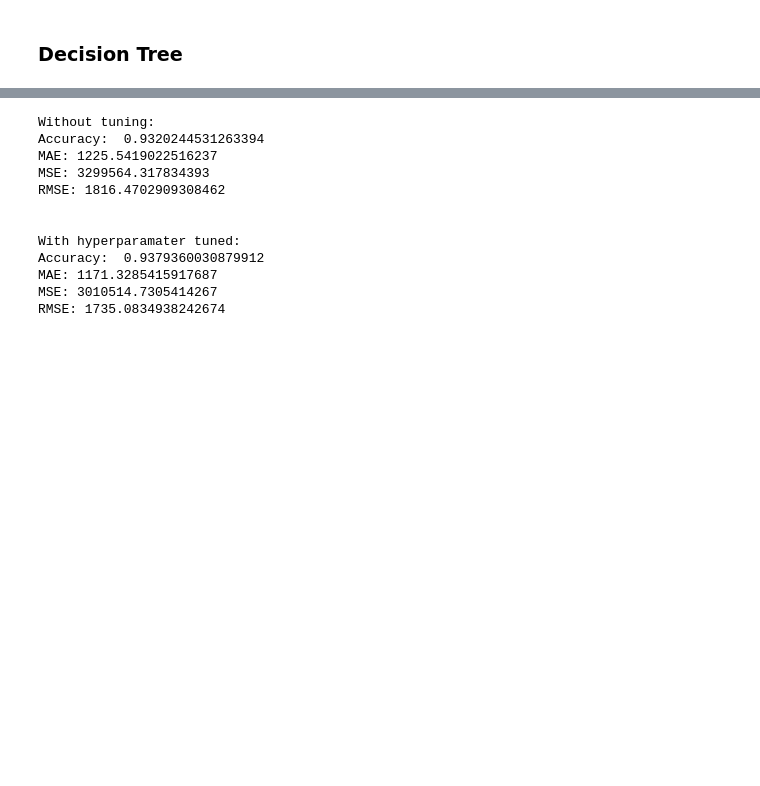
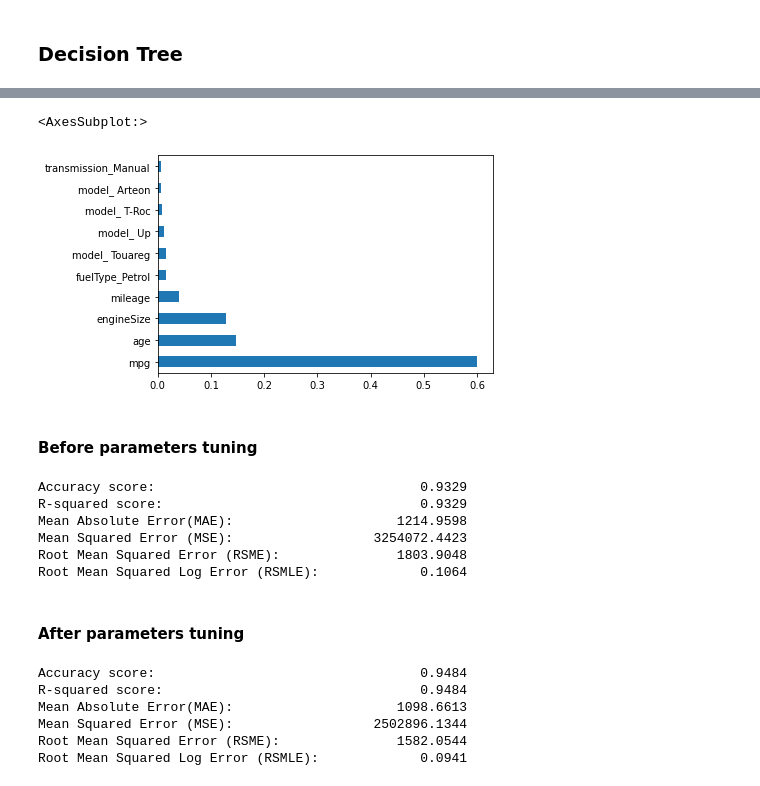
Before and after one commit to kai2128/DM_Assignment, a Jupyter notebook: algorithm/DecisonTree.ipynb, the cells around one changed output, grey strips where cells are left out. Drawn from its saved outputs; the diff is of its cells as text; code cells hidden in the pictures; blank space fills up the shorter version.

```diff
--- a/algorithm/DecisonTree.ipynb
+++ b/algorithm/DecisonTree.ipynb
@@ -28,4 +18,9 @@ parameters = {
+# %%
+parameters = {
+    'max_depth': range(3, 14),
+    'min_samples_split': range(2, 11),
+}
 # %%
-gs = GridSearchCV(pipe, parameters)
-gs.fit(X_train, y_train)
+tuned_tree = GridSearchCV(DecisionTreeRegressor(random_state=42), parameters, cv=5)
+tuned_tree.fit(X_train, y_train)
 # %% [output]
@@ -48,31 +40,28 @@ Best estimator: Pipeline(steps=[('pca', PCA()),
+# %%
+feature_importance = pd.Series(tuned_tree.best_estimator_.feature_importances_,index=X_train.columns)
+feature_importance.nlargest(10).plot(kind='barh')
+# %% [output]
+<AxesSubplot:>
+[figure, added]
+# %% [markdown]
+#### Before parameters tuning
 # %%
-gs_pred = gs.predict(X_test)
+regression_report(dt_rgs.predict(X_test))
+# %% [output]
+Accuracy score:                                  0.9329
+R-squared score:                                 0.9329
+Mean Absolute Error(MAE):                     1214.9598
+Mean Squared Error (MSE):                  3254072.4423
+Root Mean Squared Error (RSME):               1803.9048
+Root Mean Squared Log Error (RSMLE):             0.1064
-# %%
-from sklearn import metrics
-
-
-print('Without tuning:')
-print('Accuracy: ', metrics.explained_variance_score(y_test, y_pred))
-print('MAE:', metrics.mean_absolute_error(y_test, y_pred))
-print('MSE:', metrics.mean_squared_error(y_test, y_pred))
-print('RMSE:', np.sqrt(metrics.mean_squared_error(y_test, y_pred)))
-
-print('\n')
-print('With hyperparamater tuned:')
-print('Accuracy: ', metrics.explained_variance_score(y_test, gs_pred))
-print('MAE:', metrics.mean_absolute_error(y_test,gs_pred))
-print('MSE:', metrics.mean_squared_error(y_test, gs_pred))
-print('RMSE:', np.sqrt(metrics.mean_squared_error(y_test, gs_pred)))
-# %% [output]
-Without tuning:
-Accuracy:  0.9320244531263394
-MAE: 1225.5419022516237
-MSE: 3299564.317834393
-RMSE: 1816.4702909308462
-
-
-With hyperparamater tuned:
-Accuracy:  0.9379360030879912
-MAE: 1171.3285415917687
-MSE: 3010514.7305414267
-RMSE: 1735.0834938242674
+# %% [markdown]
+#### After parameters tuning
+# %%
+regression_report(tuned_tree.predict(X_test))
+# %% [output]
+Accuracy score:                                  0.9484
+R-squared score:                                 0.9484
+Mean Absolute Error(MAE):                     1098.6613
+Mean Squared Error (MSE):                  2502896.1344
+Root Mean Squared Error (RSME):               1582.0544
+Root Mean Squared Log Error (RSMLE):             0.0941
```
Also changed, not shown: parts of 11 cells of this notebook, 2 other files.
